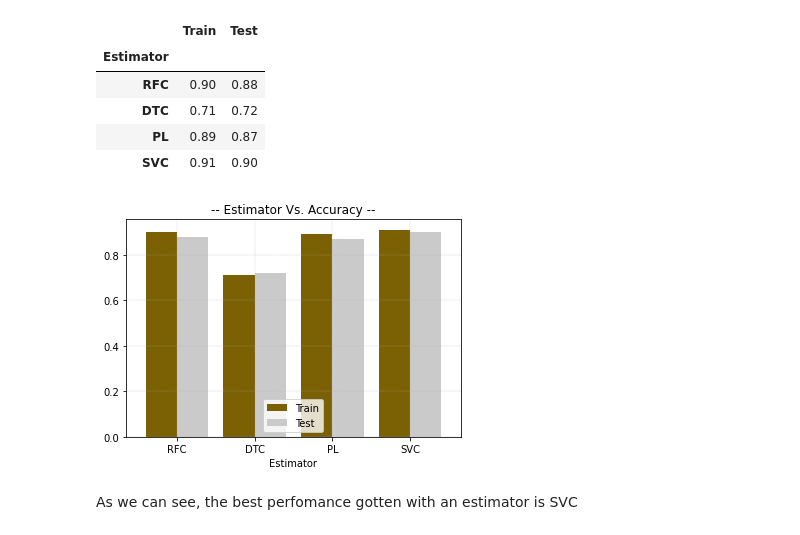
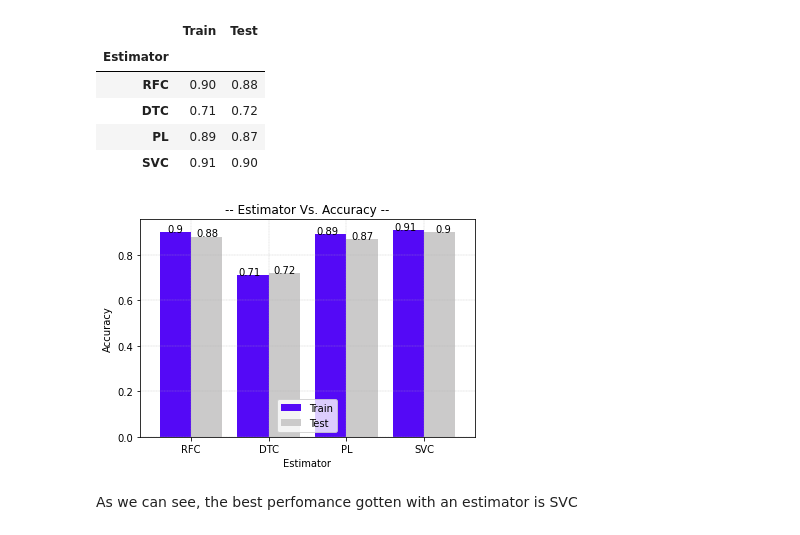
Before and after one commit to melixxa07/AI-Project, a Jupyter notebook: 01 - Data Exploration.ipynb, the cells around one changed output. Drawn from its saved outputs; the diff is of its cells as text; code cells hidden in the pictures.

```diff
--- a/01 - Data Exploration.ipynb
+++ b/01 - Data Exploration.ipynb
@@ -569,14 +569,26 @@ df_estimator
 | DTC | 0.71 | 0.72 |
 | PL | 0.89 | 0.87 |
 | SVC | 0.91 | 0.90 |
+# %%
+def add_value_label(x_list,y_list):
+    for i in range(1, len(x_list)+1):
+        plt.text(i-1.1,y_list[i-1],y_list[i-1], ha="right")
+
+def add_value_label2(x_list,y_list):
+    for i in range(1, len(x_list)+1):
+        plt.text(i-0.65,y_list[i-1],y_list[i-1], ha="right")
 # %%
-colors = ['#7B6004', '#CBCACA']
+colors = ['#5409F6', '#CBCACA']
 df_estimator.plot(kind = 'bar', width=0.8, color = colors, title = '-- Estimator Vs. Accuracy --')
-plt. xticks(rotation= 0)
+plt.xticks(rotation= 0)
 plt.legend(loc = 'lower center')
+plt.ylabel('Accuracy')
 plt.grid(True, linestyle='--', linewidth='0.3')
+
+add_value_label(estimator_list, df_estimator.Train)
+add_value_label2(estimator_list, df_estimator.Test)
 # %% [output]
-[figure, old version]
+[figure, new version]
 # %% [markdown]
 <font face = 'Century'> As we can see, the best perfomance gotten with an estimator is SVC
 # %%
```
